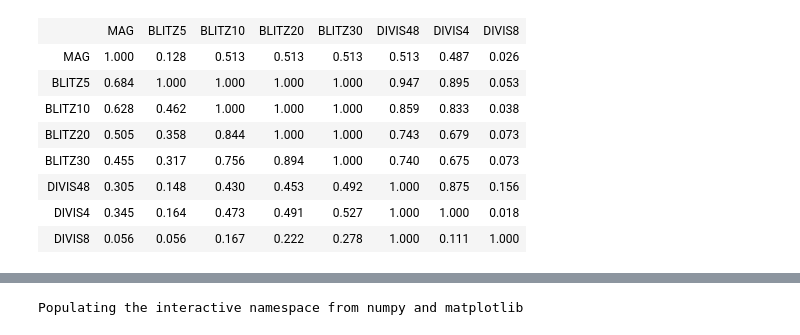
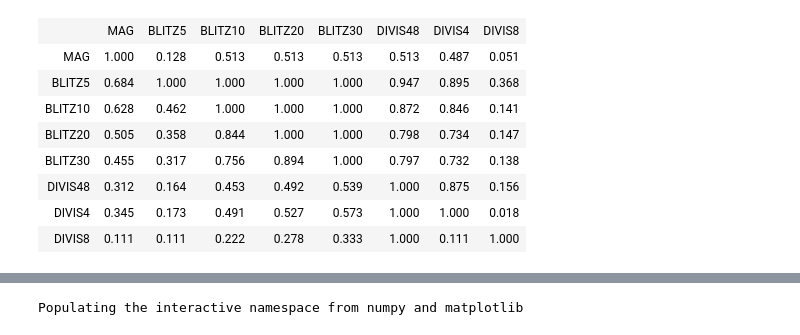
Before and after one commit to UniversalScientificTechnologies/DIVISEK01, a Jupyter notebook: doc/publication/notebooks/coincidences.ipynb, the cells around one changed output, grey strips where cells are left out. Saved outputs shown, nothing was run; the diff lists cells and outputs as text; code cells hidden in the pictures.

```diff
--- a/doc/publication/notebooks/coincidences.ipynb
+++ b/doc/publication/notebooks/coincidences.ipynb
@@ -210,43 +210,43 @@ def count_coincidences(of_, in_, dist):
 # %%
 TFROM = pd.Timestamp('2019-08-03 12:49')
 TTO = pd.Timestamp('2019-08-03 13:52')
-TWINDOW = pd.Timedelta(1.0, unit='s')
+TWINDOW = pd.Timedelta(1.5, unit='s')
 
 detectors = [
     ("MAG", mag),
     ("BLITZ5", blitz[blitz['distance'] <= 5]),
     ("BLITZ10", blitz[blitz['distance'] <= 10]),
     ("BLITZ20", blitz[blitz['distance'] <= 20]),
     ("BLITZ30", blitz[blitz['distance'] <= 30]),
     ("DIVIS48", div[(div['Type'] == 4) | (div['Type'] == 8)]),
     ("DIVIS4", div[div['Type'] == 4]),
     ("DIVIS8", div[div['Type'] == 8])
 ]
 
 for l, m in detectors:
     m.index = m.index.sort_values()
 detectors = [(l, m[TFROM:TTO]) for l, m in detectors]
 
 from IPython.display import HTML, display
 import tabulate
 table = [ # first row
     [""] + [l_B for l_B, _ in detectors],
 ] + [ # other rows
     [l_A] + ["%.3f" % (count_coincidences(A, B, TWINDOW)/len(A)) for _, B in detectors]
     for l_A, A in detectors
 ]
 
 display(HTML(tabulate.tabulate(table, tablefmt='html')))
 # %% [output]
 |  | MAG | BLITZ5 | BLITZ10 | BLITZ20 | BLITZ30 | DIVIS48 | DIVIS4 | DIVIS8 |
-| MAG | 1.000 | 0.128 | 0.513 | 0.513 | 0.513 | 0.513 | 0.487 | 0.026 |
-| BLITZ5 | 0.684 | 1.000 | 1.000 | 1.000 | 1.000 | 0.947 | 0.895 | 0.053 |
-| BLITZ10 | 0.628 | 0.462 | 1.000 | 1.000 | 1.000 | 0.859 | 0.833 | 0.038 |
-| BLITZ20 | 0.505 | 0.358 | 0.844 | 1.000 | 1.000 | 0.743 | 0.679 | 0.073 |
-| BLITZ30 | 0.455 | 0.317 | 0.756 | 0.894 | 1.000 | 0.740 | 0.675 | 0.073 |
-| DIVIS48 | 0.305 | 0.148 | 0.430 | 0.453 | 0.492 | 1.000 | 0.875 | 0.156 |
-| DIVIS4 | 0.345 | 0.164 | 0.473 | 0.491 | 0.527 | 1.000 | 1.000 | 0.018 |
-| DIVIS8 | 0.056 | 0.056 | 0.167 | 0.222 | 0.278 | 1.000 | 0.111 | 1.000 |
+| MAG | 1.000 | 0.128 | 0.513 | 0.513 | 0.513 | 0.513 | 0.487 | 0.051 |
+| BLITZ5 | 0.684 | 1.000 | 1.000 | 1.000 | 1.000 | 0.947 | 0.895 | 0.368 |
+| BLITZ10 | 0.628 | 0.462 | 1.000 | 1.000 | 1.000 | 0.872 | 0.846 | 0.141 |
+| BLITZ20 | 0.505 | 0.358 | 0.844 | 1.000 | 1.000 | 0.798 | 0.734 | 0.147 |
+| BLITZ30 | 0.455 | 0.317 | 0.756 | 0.894 | 1.000 | 0.797 | 0.732 | 0.138 |
+| DIVIS48 | 0.312 | 0.164 | 0.453 | 0.492 | 0.539 | 1.000 | 0.875 | 0.156 |
+| DIVIS4 | 0.345 | 0.173 | 0.491 | 0.527 | 0.573 | 1.000 | 1.000 | 0.018 |
+| DIVIS8 | 0.111 | 0.111 | 0.222 | 0.278 | 0.333 | 1.000 | 0.111 | 1.000 |
 # %%
 def blitz_coincident(with_):
     blitz_ = blitz[TFROM:TTO]
```
Also changed, not shown: parts of 4 cells of this notebook, 1 other file.
